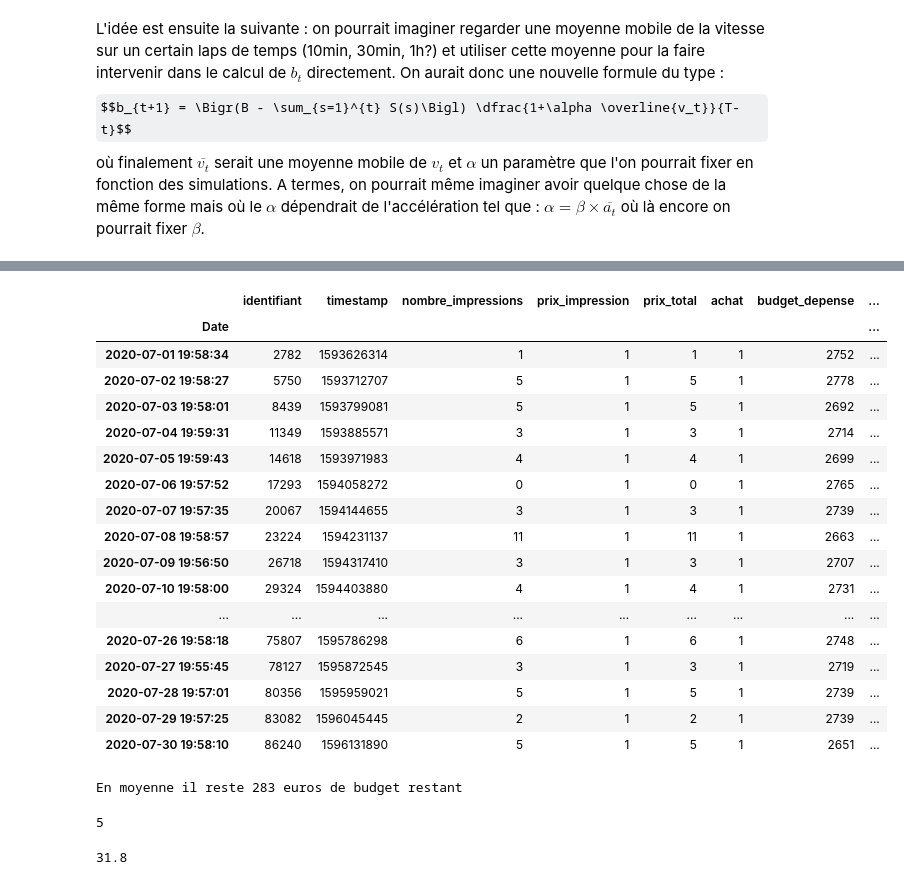
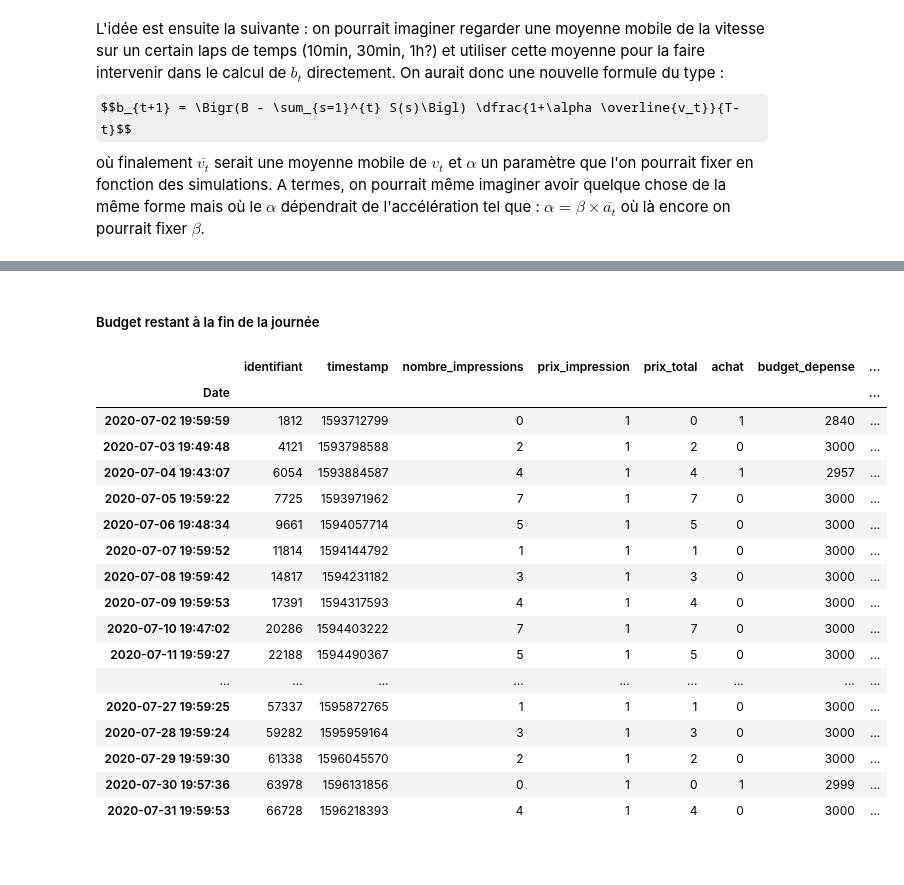
Before and after one commit to ThomasM-mecen/Displayce_internship, a Jupyter notebook: Pacing/Pacing_simulation_v5.ipynb, the cells around one changed output, grey strips where cells are left out. Saved outputs shown, nothing was run; the diff lists cells and outputs as text; code cells hidden in the pictures; some formulas as TeX source; blank space fills up the shorter version.

Commit message:
Simulations propres avec et sans vitesse

```diff
--- a/Pacing/Pacing_simulation_v5.ipynb
+++ b/Pacing/Pacing_simulation_v5.ipynb
@@ -181,0 +287,5 @@ sauvegarde(data, 'sans_vitesse.csv')
+# %%
+# Constante globales
+nb_days = 30
+prix_per_imp = 1
+Budget_par_jour = 3000
@@ -182,3 +321,5 @@ sauvegarde(data, 'sans_vitesse.csv')
 # %%
-df = pd.read_csv('sans_vitesse.csv', index_col="timestamp_string", parse_dates=True)
-df.index.names = ['Date']
+sans = pd.read_csv('sans_vitesse.csv', index_col="timestamp_string", parse_dates=True)
+sans.index.names = ['Date']
+sans['budget_restant'] = Budget_par_jour - sans['budget_depense']
+jour_sans = sans['2020-07-02 06:00:00':'2020-07-02 20:00:00']
@@ -196,26 +331,23 @@ df['budget_restant'] = Budget_par_jour - df['budget_depense']
+# %% [markdown]
+##### Budget restant à la fin de la journée
 # %%
-new_df = df.groupby(df.index.day).tail(1)
-new_df
+sans.groupby(sans.index.day).tail(1)
 # %% [output]
 |  | identifiant | timestamp | nombre_impressions | prix_impression | prix_total | achat | budget_depense | ... |
 | Date |  |  |  |  |  |  |  | ... |
-| 2020-07-01 19:58:34 | 2782 | 1593626314 | 1 | 1 | 1 | 1 | 2752 | ... |
-| 2020-07-02 19:58:27 | 5750 | 1593712707 | 5 | 1 | 5 | 1 | 2778 | ... |
-| 2020-07-03 19:58:01 | 8439 | 1593799081 | 5 | 1 | 5 | 1 | 2692 | ... |
-| 2020-07-04 19:59:31 | 11349 | 1593885571 | 3 | 1 | 3 | 1 | 2714 | ... |
-| 2020-07-05 19:59:43 | 14618 | 1593971983 | 4 | 1 | 4 | 1 | 2699 | ... |
-| 2020-07-06 19:57:52 | 17293 | 1594058272 | 0 | 1 | 0 | 1 | 2765 | ... |
-| 2020-07-07 19:57:35 | 20067 | 1594144655 | 3 | 1 | 3 | 1 | 2739 | ... |
-| 2020-07-08 19:58:57 | 23224 | 1594231137 | 11 | 1 | 11 | 1 | 2663 | ... |
-| 2020-07-09 19:56:50 | 26718 | 1594317410 | 3 | 1 | 3 | 1 | 2707 | ... |
-| 2020-07-10 19:58:00 | 29324 | 1594403880 | 4 | 1 | 4 | 1 | 2731 | ... |
+| 2020-07-02 19:59:59 | 1812 | 1593712799 | 0 | 1 | 0 | 1 | 2840 | ... |
+| 2020-07-03 19:49:48 | 4121 | 1593798588 | 2 | 1 | 2 | 0 | 3000 | ... |
+| 2020-07-04 19:43:07 | 6054 | 1593884587 | 4 | 1 | 4 | 1 | 2957 | ... |
+| 2020-07-05 19:59:22 | 7725 | 1593971962 | 7 | 1 | 7 | 0 | 3000 | ... |
+| 2020-07-06 19:48:34 | 9661 | 1594057714 | 5 | 1 | 5 | 0 | 3000 | ... |
+| 2020-07-07 19:59:52 | 11814 | 1594144792 | 1 | 1 | 1 | 0 | 3000 | ... |
+| 2020-07-08 19:59:42 | 14817 | 1594231182 | 3 | 1 | 3 | 0 | 3000 | ... |
+| 2020-07-09 19:59:53 | 17391 | 1594317593 | 4 | 1 | 4 | 0 | 3000 | ... |
+| 2020-07-10 19:47:02 | 20286 | 1594403222 | 7 | 1 | 7 | 0 | 3000 | ... |
+| 2020-07-11 19:59:27 | 22188 | 1594490367 | 5 | 1 | 5 | 0 | 3000 | ... |
 | ... | ... | ... | ... | ... | ... | ... | ... | ... |
-| 2020-07-26 19:58:18 | 75807 | 1595786298 | 6 | 1 | 6 | 1 | 2748 | ... |
-| 2020-07-27 19:55:45 | 78127 | 1595872545 | 3 | 1 | 3 | 1 | 2719 | ... |
-| 2020-07-28 19:57:01 | 80356 | 1595959021 | 5 | 1 | 5 | 1 | 2739 | ... |
-| 2020-07-29 19:57:25 | 83082 | 1596045445 | 2 | 1 | 2 | 1 | 2739 | ... |
-| 2020-07-30 19:58:10 | 86240 | 1596131890 | 5 | 1 | 5 | 1 | 2651 | ... |
+| 2020-07-27 19:59:25 | 57337 | 1595872765 | 1 | 1 | 1 | 0 | 3000 | ... |
+| 2020-07-28 19:59:24 | 59282 | 1595959164 | 3 | 1 | 3 | 0 | 3000 | ... |
+| 2020-07-29 19:59:30 | 61338 | 1596045570 | 2 | 1 | 2 | 0 | 3000 | ... |
+| 2020-07-30 19:57:36 | 63978 | 1596131856 | 0 | 1 | 0 | 1 | 2999 | ... |
+| 2020-07-31 19:59:53 | 66728 | 1596218393 | 4 | 1 | 4 | 0 | 3000 | ... |
-# %%
-print(f'En moyenne il reste {int(new_df.budget_restant.mean())} euros de budget restant')
-# %% [output]
-En moyenne il reste 283 euros de budget restant
@@ -316,5 +353,0 @@ def open_rtb_pacing_vitesse(env, P, B, timestampnow, nb_jours, nb_hours_per_day,
-# %%
-test = [0,12,3,85,5,54]
-test[-2]
-# %% [output]
-5
@@ -323,4 +353,0 @@ from statistics import mean
-# %%
-mean(test[-5:])
-# %% [output]
-31.8
```
Also changed, not shown: parts of 26 cells of this notebook, 2 other files.
